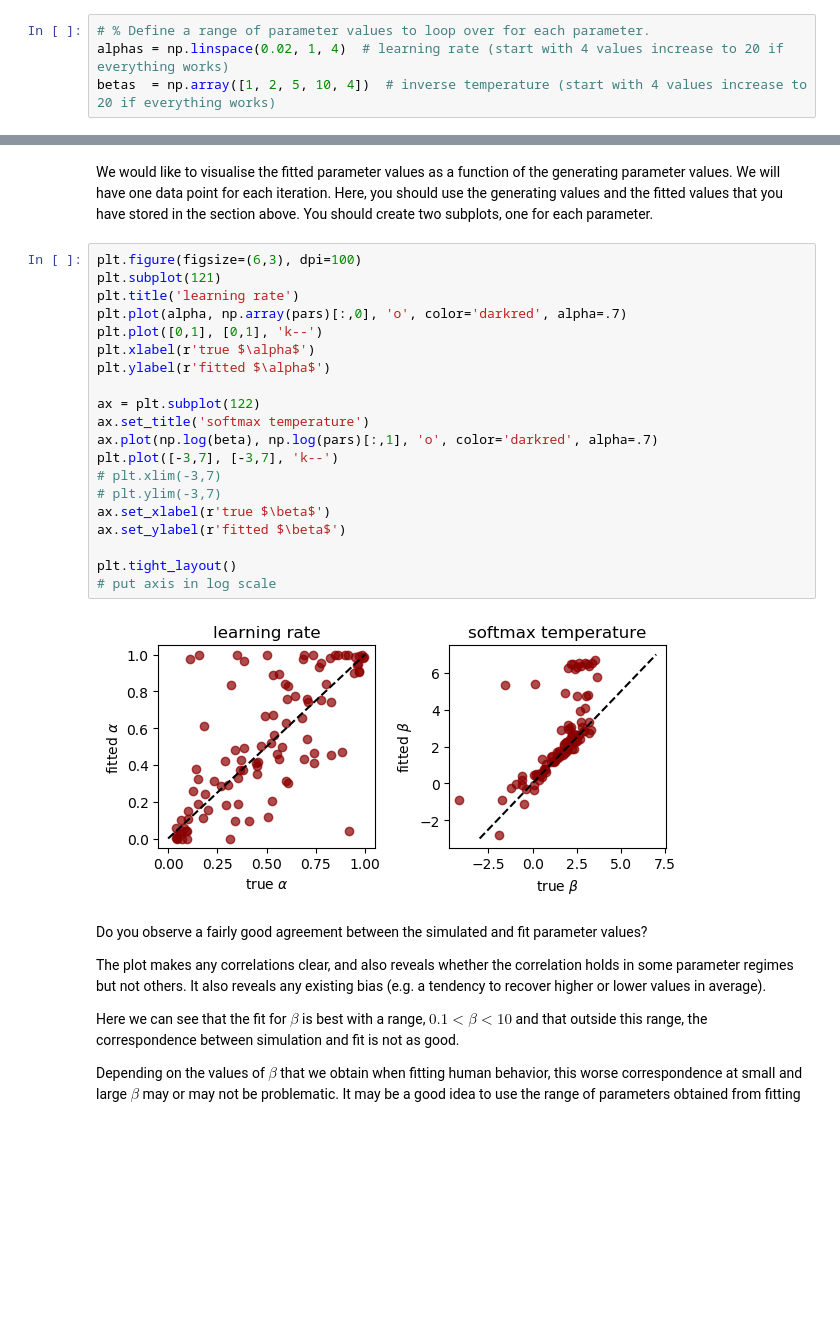
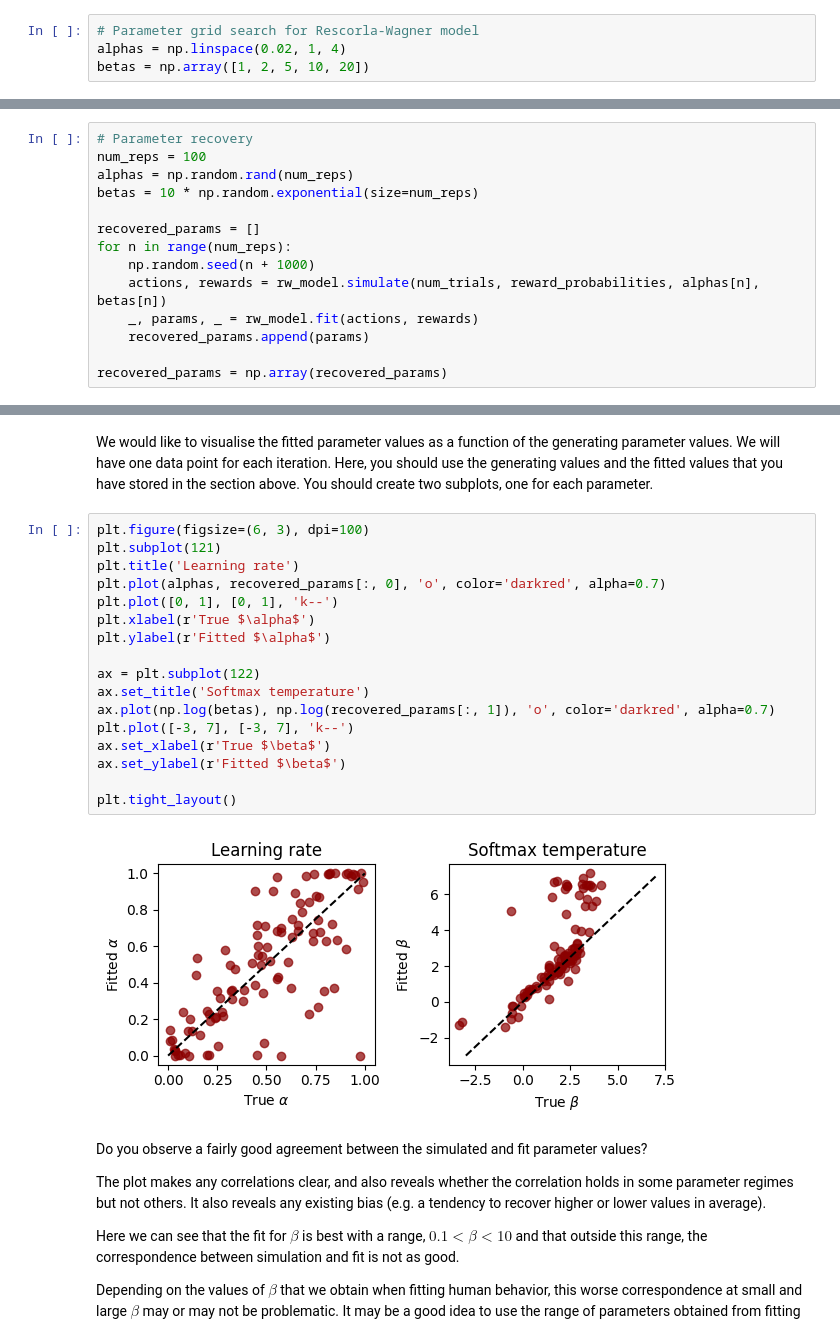
Before and after one commit to bambschool/BAMB2024, a Jupyter notebook: day2_reinforcement_learning/part2_fitting_rl_models/tutorial_2B_RL_solutions.ipynb, the cells around one changed output, grey strips where cells are left out. Saved outputs shown, nothing was run; the diff lists cells and outputs as text; blank space fills up the shorter version.

Commit message:
Update tutorial_2B_RL_solutions.ipynb to use new models.py module

```diff
--- a/day2_reinforcement_learning/part2_fitting_rl_models/tutorial_2B_RL_solutions.ipynb
+++ b/day2_reinforcement_learning/part2_fitting_rl_models/tutorial_2B_RL_solutions.ipynb
@@ -184,8 +188,8 @@ For Rescorla Wagner, we are now interested in how learning rate and softmax inve
 
 We will repeatedly perform a grid search over different parameter values (Nreps simulations with 100 trials per grid point) and store the mean $p(correct)$ across trials for each grid point and repetition.
 # %%
-# % Define a range of parameter values to loop over for each parameter.
-alphas = np.linspace(0.02, 1, 4)  # learning rate (start with 4 values increase to 20 if everything works)
-betas  = np.array([1, 2, 5, 10, 4])  # inverse temperature (start with 4 values increase to 20 if everything works)
+# Parameter grid search for Rescorla-Wagner model
+alphas = np.linspace(0.02, 1, 4)
+betas = np.array([1, 2, 5, 10, 20])
 # %%
 # Let's first use only 10 simulations for each parameter combination. When your code works, increase to 1000.
@@ -288,29 +261,40 @@ for n in range(n_rep):
+# %%
+# Parameter recovery
+num_reps = 100
+alphas = np.random.rand(num_reps)
+betas = 10 * np.random.exponential(size=num_reps)
+
+recovered_params = []
+for n in range(num_reps):
+    np.random.seed(n + 1000)
+    actions, rewards = rw_model.simulate(num_trials, reward_probabilities, alphas[n], betas[n])
+    _, params, _ = rw_model.fit(actions, rewards)
+    recovered_params.append(params)
+
+recovered_params = np.array(recovered_params)
 # %% [markdown]
 ### 4.1. Parameter recovery plots
 # %% [markdown]
 We would like to visualise the fitted parameter values as a function of the generating parameter values. We will have one data point for each iteration. Here, you should use the generating values and the fitted values that you have stored in the section above. You should create two subplots, one for each parameter.
 # %%
-plt.figure(figsize=(6,3), dpi=100)
+plt.figure(figsize=(6, 3), dpi=100)
 plt.subplot(121)
-plt.title('learning rate')
-plt.plot(alpha, np.array(pars)[:,0], 'o', color='darkred', alpha=.7)
-plt.plot([0,1], [0,1], 'k--')
-plt.xlabel(r'true $\alpha$')
-plt.ylabel(r'fitted $\alpha$')
+plt.title('Learning rate')
+plt.plot(alphas, recovered_params[:, 0], 'o', color='darkred', alpha=0.7)
+plt.plot([0, 1], [0, 1], 'k--')
+plt.xlabel(r'True $\alpha$')
+plt.ylabel(r'Fitted $\alpha$')
 
 ax = plt.subplot(122)
-ax.set_title('softmax temperature')
-ax.plot(np.log(beta), np.log(pars)[:,1], 'o', color='darkred', alpha=.7)
-plt.plot([-3,7], [-3,7], 'k--')
-# plt.xlim(-3,7)
-# plt.ylim(-3,7)
-ax.set_xlabel(r'true $\beta$')
-ax.set_ylabel(r'fitted $\beta$')
+ax.set_title('Softmax temperature')
+ax.plot(np.log(betas), np.log(recovered_params[:, 1]), 'o', color='darkred', alpha=0.7)
+plt.plot([-3, 7], [-3, 7], 'k--')
+ax.set_xlabel(r'True $\beta$')
+ax.set_ylabel(r'Fitted $\beta$')
 
 plt.tight_layout()
-# put axis in log scale
 # %% [output]
-[figure, old version]
+[figure, new version]
 # %% [markdown]
 Do you observe a fairly good agreement between the simulated and fit parameter values?
 
```
Also changed, not shown: parts of 38 cells of this notebook.
